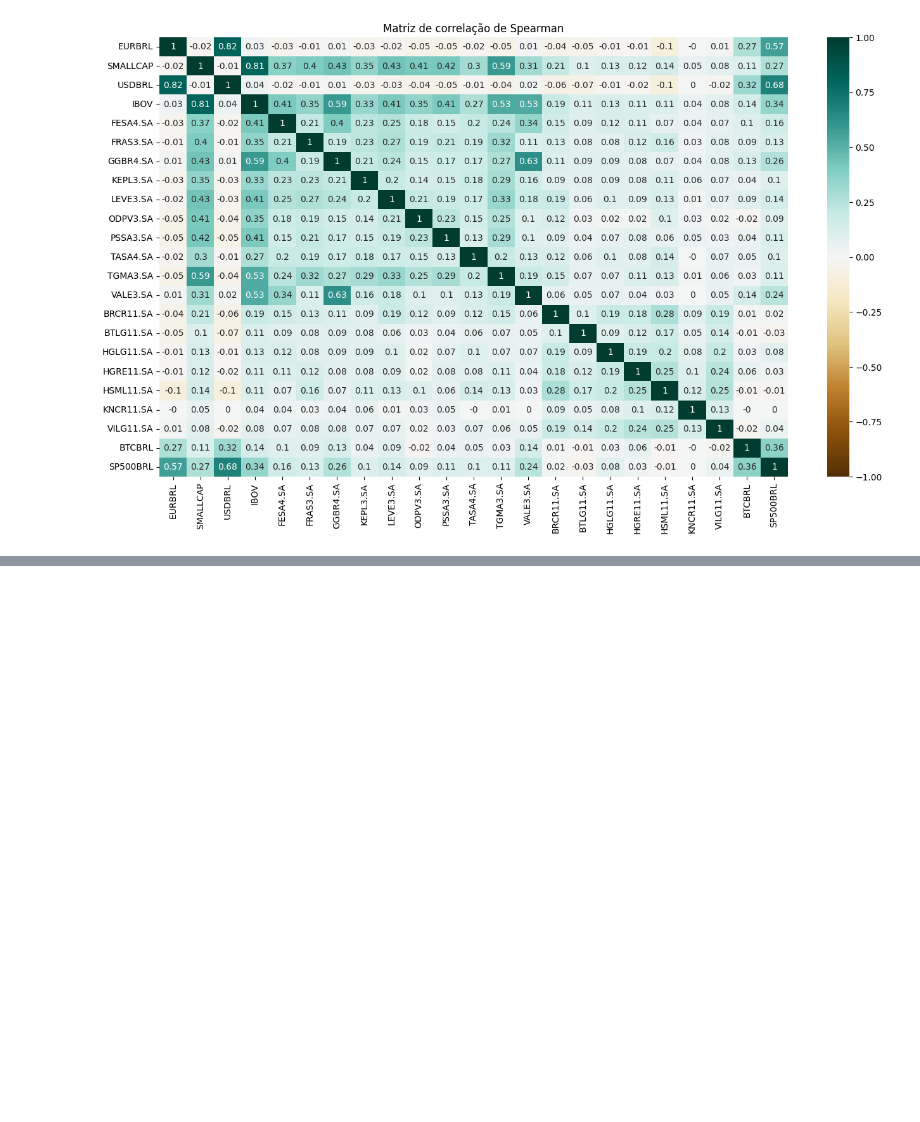
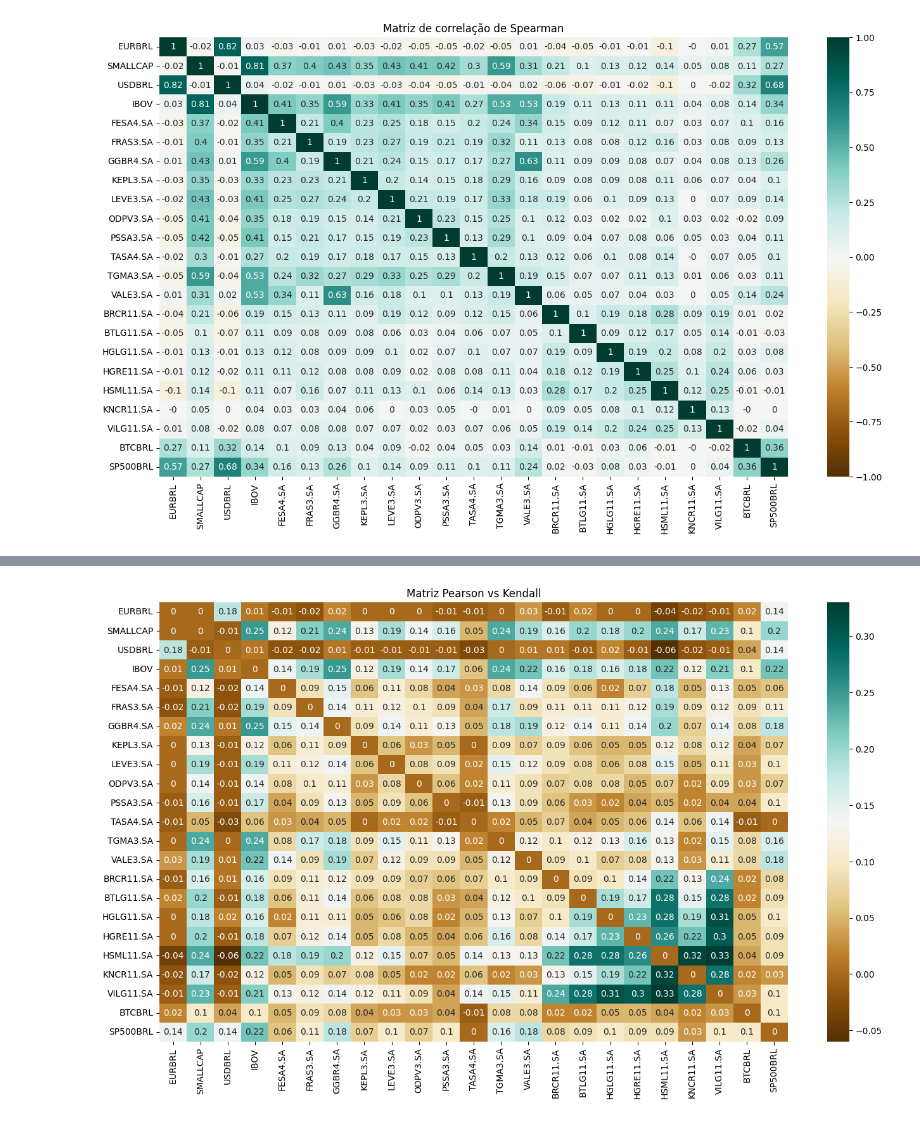
Before and after one commit to MachadoGabrielB/Bootcamp-Data-science, a Jupyter notebook: Personal/1 - Aleatório/6.0 - Matriz de correlação entre ativos.ipynb, the cells around one changed output, grey strips where cells are left out. Cells and saved outputs as stored; diff of their text form; code cells hidden in the pictures; blank space fills up the shorter version.

```diff
--- a/Personal/1 - Aleatório/6.0 - Matriz de correlação entre ativos.ipynb
+++ b/Personal/1 - Aleatório/6.0 - Matriz de correlação entre ativos.ipynb
@@ -471,0 +484,2 @@ plt.show()
+# %%
+pearson_kendall = correlacao_pearson - correlacao_kendall
@@ -471,0 +507,11 @@ plt.show()
+# %%
+plt.figure(figsize = (16,9))
+
+sns.heatmap(pearson_kendall,
+             annot = True, cmap = 'BrBG')
+
+plt.title('Matriz Pearson vs Kendall')
+
+plt.show()
+# %% [output]
+[figure, added]
```
Also changed, not shown: parts of 10 cells of this notebook, 2 other files.
